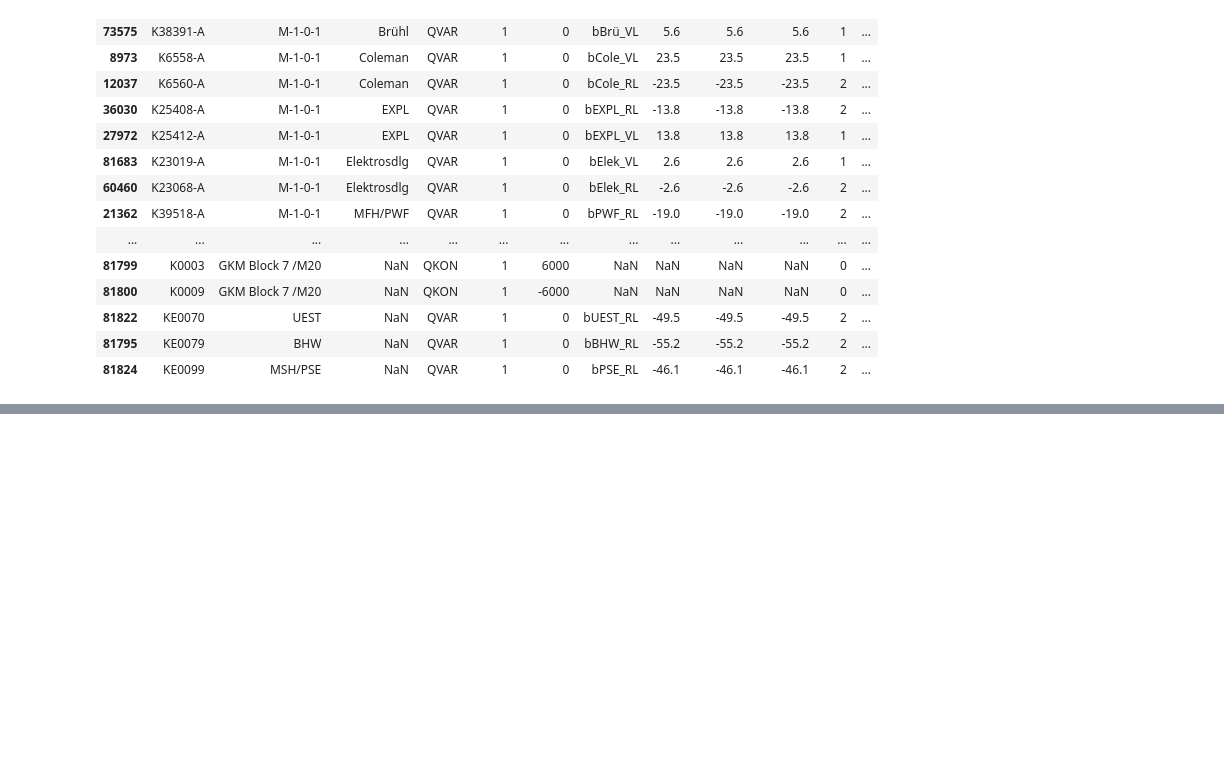
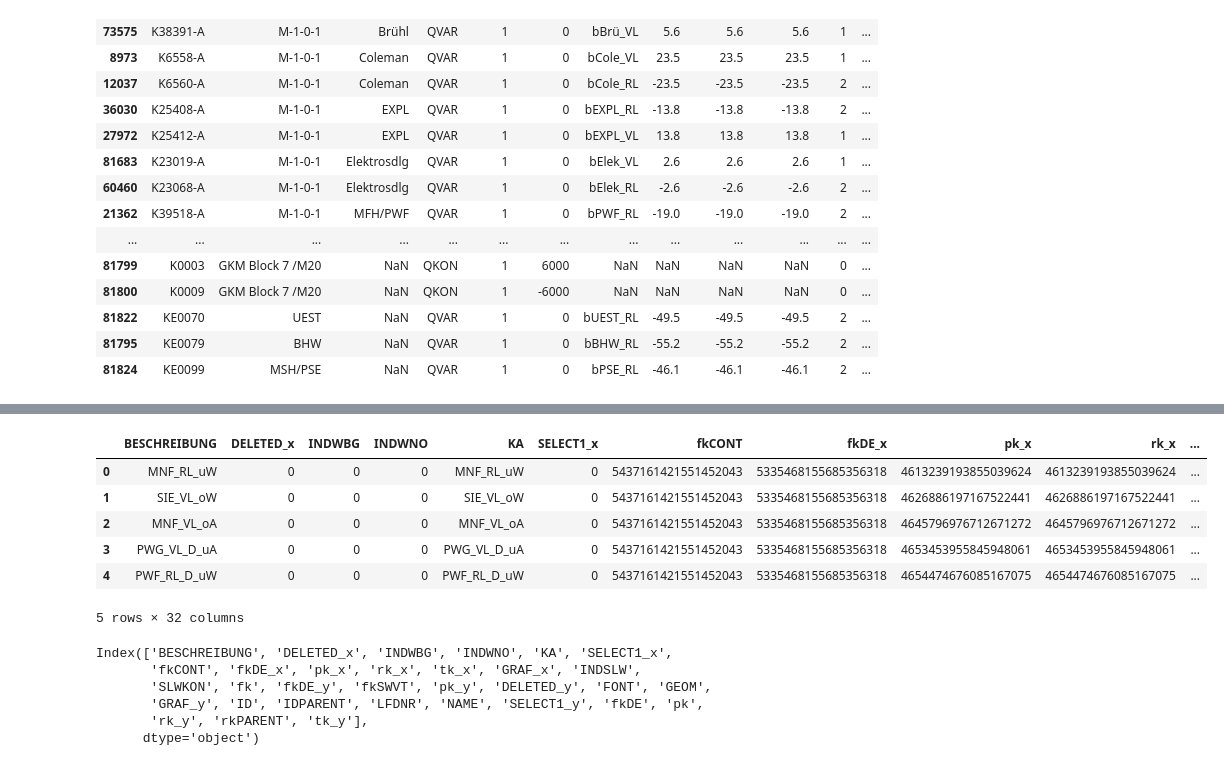
Before and after one commit to aw3s/PT3S, a Jupyter notebook: nb/XmWithPandas.ipynb, the cells around one changed output, grey strips where cells are left out. Saved outputs shown, nothing was run; the diff lists cells and outputs as text; code cells hidden in the pictures; blank space fills up the shorter version.

```diff
--- a/nb/XmWithPandas.ipynb
+++ b/nb/XmWithPandas.ipynb
@@ -239,0 +270,19 @@ xm.vKNOT[(xm.vKNOT['KTYP'].isin(['QKON']) & xm.vKNOT['QM_EIN'].astype(float)!=0)
+# %%
+vRSLW.head()
+# %% [output]
+|  | BESCHREIBUNG | DELETED_x | INDWBG | INDWNO | KA | SELECT1_x | fkCONT | fkDE_x | pk_x | rk_x | ... |
+| 0 | MNF_RL_uW | 0 | 0 | 0 | MNF_RL_uW | 0 | 5437161421551452043 | 5335468155685356318 | 4613239193855039624 | 4613239193855039624 | ... |
+| 1 | SIE_VL_oW | 0 | 0 | 0 | SIE_VL_oW | 0 | 5437161421551452043 | 5335468155685356318 | 4626886197167522441 | 4626886197167522441 | ... |
+| 2 | MNF_VL_oA | 0 | 0 | 0 | MNF_VL_oA | 0 | 5437161421551452043 | 5335468155685356318 | 4645796976712671272 | 4645796976712671272 | ... |
+| 3 | PWG_VL_D_uA | 0 | 0 | 0 | PWG_VL_D_uA | 0 | 5437161421551452043 | 5335468155685356318 | 4653453955845948061 | 4653453955845948061 | ... |
+| 4 | PWF_RL_D_uW | 0 | 0 | 0 | PWF_RL_D_uW | 0 | 5437161421551452043 | 5335468155685356318 | 4654474676085167075 | 4654474676085167075 | ... |
+5 rows × 32 columns
+# %%
+vRSLW.columns
+# %% [output]
+Index(['BESCHREIBUNG', 'DELETED_x', 'INDWBG', 'INDWNO', 'KA', 'SELECT1_x',
+       'fkCONT', 'fkDE_x', 'pk_x', 'rk_x', 'tk_x', 'GRAF_x', 'INDSLW',
+       'SLWKON', 'fk', 'fkDE_y', 'fkSWVT', 'pk_y', 'DELETED_y', 'FONT', 'GEOM',
+       'GRAF_y', 'ID', 'IDPARENT', 'LFDNR', 'NAME', 'SELECT1_y', 'fkDE', 'pk',
+       'rk_y', 'rkPARENT', 'tk_y'],
+      dtype='object')
```
Also changed, not shown: parts of 5 cells of this notebook, 1 other file.
